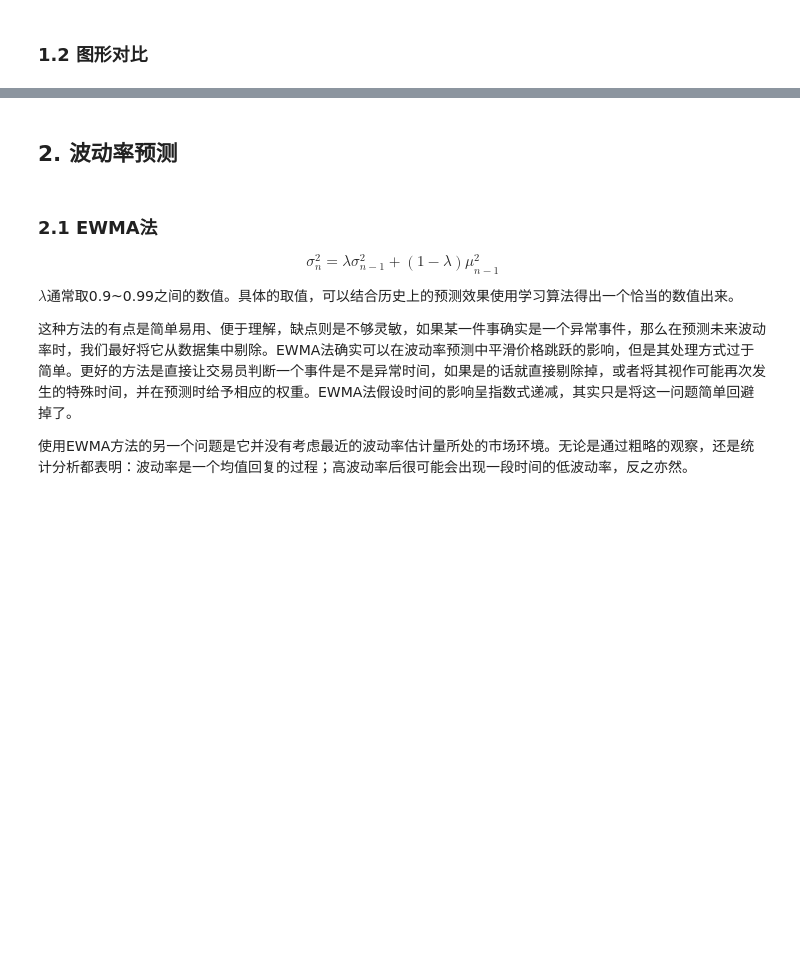
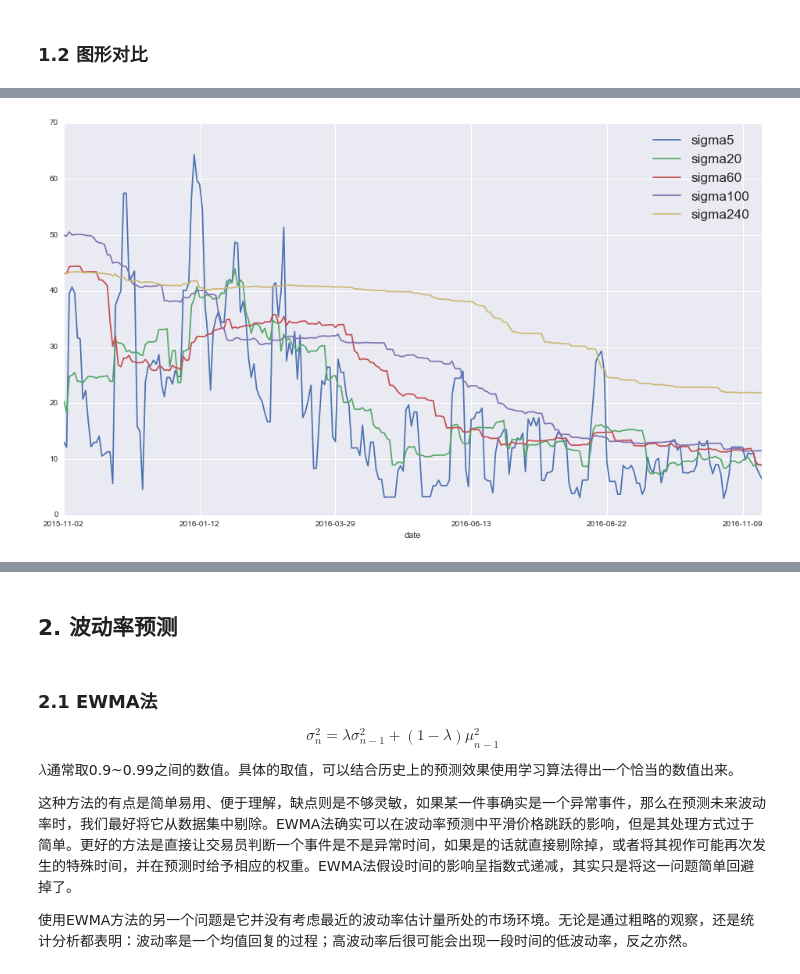
Before and after one commit to onthedesk/research, a Jupyter notebook: 50etf.ipynb, the cells around one changed output, grey strips where cells are left out. Cells and saved outputs as stored; diff of their text form; code cells hidden in the pictures; blank space fills up the shorter version.

```diff
--- a/50etf.ipynb
+++ b/50etf.ipynb
@@ -176,3 +176,9 @@ sigmaPlot(start='2016-01-01', windows=[5, 20, 60, 100])
+# %%
+#过去一年的波动率
+
+sigmaPlot(start='2015-11-01', windows=[5, 20, 60, 100, 240])
+# %% [output]
+[figure, added]
 # %%
 #总的历史波动率
 sigmaPlot(windows=[20, 40, 60, 120, 240])
```
Also changed, not shown: parts of 10 cells of this notebook, 1 other file.
